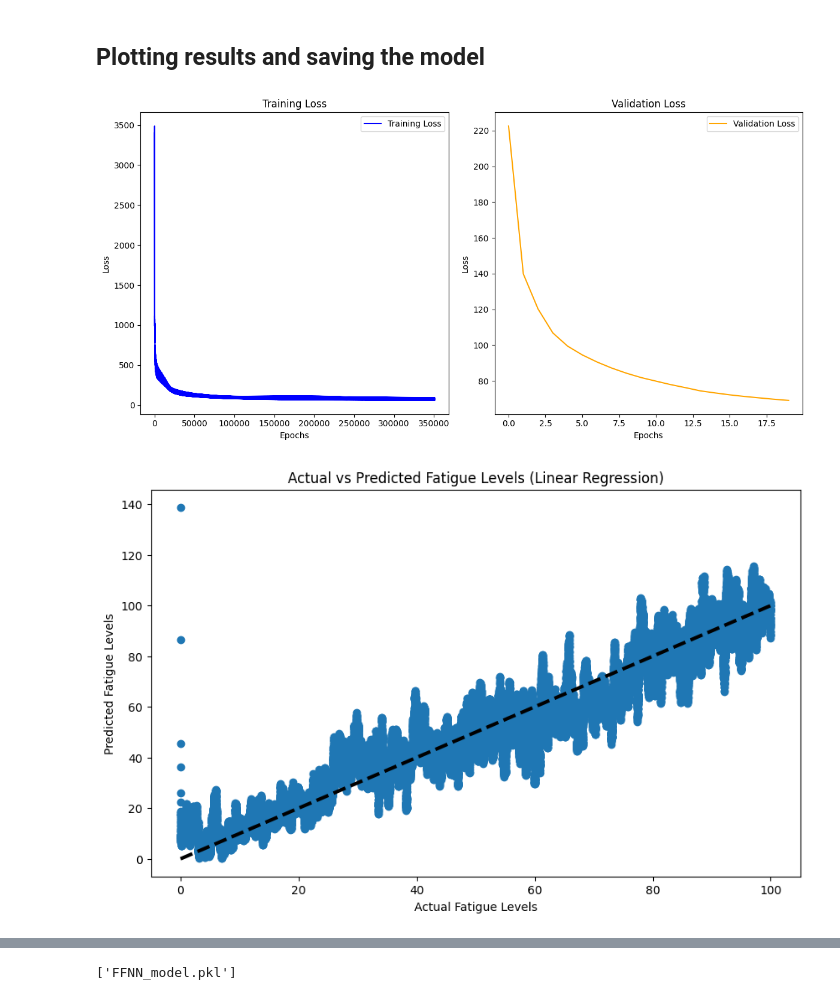
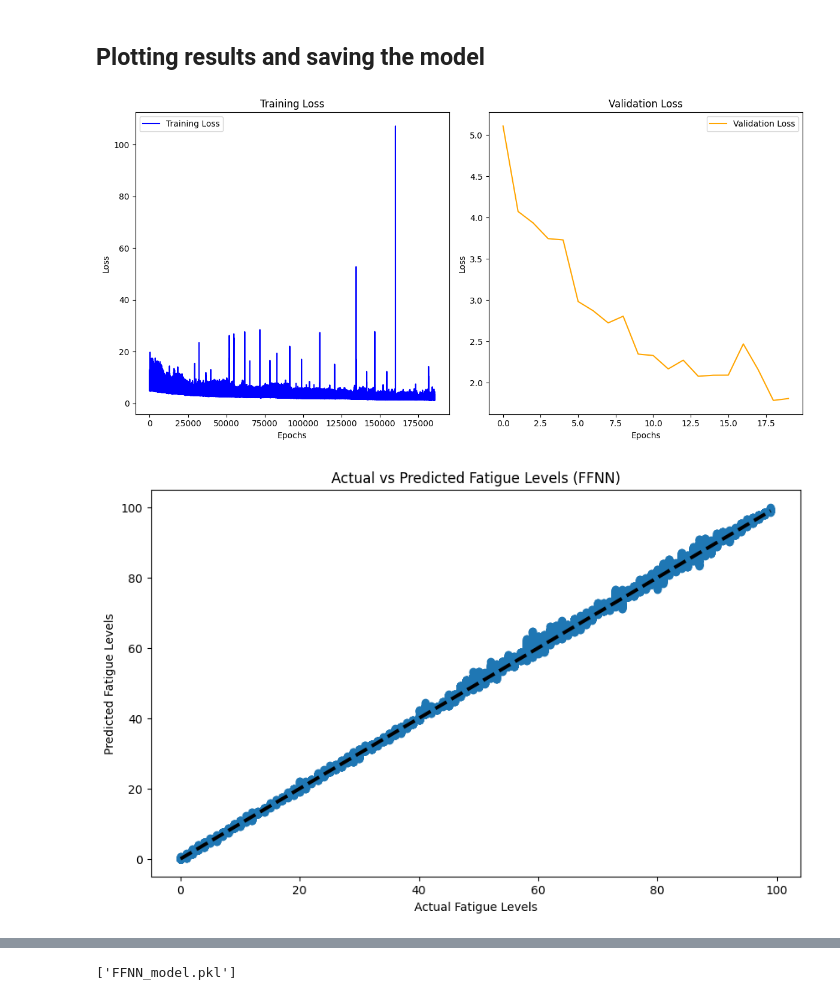
Before and after one commit to Human-Robotics-UA/HDEMG-Fatigue, a Jupyter notebook: Models/HD_EMG_FFNN.ipynb, the cells around one changed output, grey strips where cells are left out. Drawn from its saved outputs; the diff is of its cells as text; code cells hidden in the pictures.

```diff
--- a/Models/HD_EMG_FFNN.ipynb
+++ b/Models/HD_EMG_FFNN.ipynb
@@ -26,9 +27,9 @@ if torch.cuda.is_available():
 # %%
 EXP_TYPE = 'SINGLE' # Options: 'SINGLE', 'MULTIPLE'
 FEATURE = 'MAV' # Options: 'RAW', 'MAV', 'RMS', 'MNF'
-USER = 'H001B0101' # Options: 'H001B0101', 'H002B0101', 'H003B0101', 'H004B0101', 'H022B0101', 'H023B0101', 'H024B0101', 'H031B0101', 'H032B0101'
-LEVEL_TYPE = 'FLOAT' # Options: 'FLOAT', 'INT'
-NUM_HIDDEN_LAYERS = 1 # Options: 1, 3
+USER = 'H032B0101' # Options: 'H001B0101', 'H002B0101', 'H003B0101', 'H004B0101', 'H022B0101', 'H023B0101', 'H024B0101', 'H031B0101', 'H032B0101'
+LEVEL_TYPE = 'INT' # Options: 'FLOAT', 'INT'
+NUM_HIDDEN_LAYERS = 3 # Options: 1, 3
 OPT_MODEL = 'GRID' # Options: 'GRID', 'RANDOM', 'BAYES', 'ASHA'
 # %% [markdown]
 ### Install if using Grid-search, Random-search or Bayes-search
@@ -115,7 +116,7 @@ elif FEATURE == 'MNF':
 if EXP_TYPE == 'SINGLE':
   hdemg_data = pd.read_csv(run2) # Load data containing HD-EMG signals
 
-  if USER == 'H001B0101' or USER == 'H002B0101' or USER == 'H003B0101':
+  if (USER == 'H001B0101' or USER == 'H002B0101' or USER == 'H003B0101') and FEATURE == 'MAV':
     hdemg_data = hdemg_data.iloc[:-1000] # Remove the last 1000 rows as there is an undesired peak
 
   # Generate the fatigue levels with linear assumption
@@ -132,7 +133,7 @@ elif EXP_TYPE == 'MULTIPLE':
   hdemg_data_3 = pd.read_csv(run3)
   hdemg_data_4 = pd.read_csv(run4)
 
-  if USER == 'H001B0101' or USER == 'H002B0101' or USER == 'H003B0101':
+  if (USER == 'H001B0101' or USER == 'H002B0101' or USER == 'H003B0101') and FEATURE == 'MAV':
     # Remove the last 1000 rows as there is an undesired peak
     hdemg_data_2 = hdemg_data_2.iloc[:-1000]
     hdemg_data_3 = hdemg_data_3.iloc[:-1000]
@@ -333,7 +334,7 @@ model = NeuralNetRegressor(
     module__output_size=1,
     optimizer=torch.optim.SGD,
     criterion=torch.nn.MSELoss,
-    max_epochs=100,
+    max_epochs=1000,
     lr=0.005,
     batch_size=2048,
     device=device
@@ -661,7 +662,7 @@ Best config: {'reproducibility_active': True, 'hidden_size1': 100, 'hidden_size2
 ## Model training and evaluation
 # %%
 # Define early stopping object
-early_stopping = EarlyStopping(patience=1, verbose=False)
+early_stopping = EarlyStopping(patience=5, verbose=False)
 
 # Define model parameters
 input_size = 64
@@ -722,6 +723,7 @@ train_loss_history = []
 val_loss_history = []
 
 # Train the model
+start_time = time.time()
 for epoch in range(num_epochs):
     model.train()
     for batch_inputs, batch_targets in batch_generator(X_train, y_train, batch_size):
@@ -766,4 +768,12 @@ for epoch in range(num_epochs):
       if early_stopping.early_stop:
           print("Early stopping...")
           break
+
+end_time = time.time()
+execution_time = end_time - start_time
+
+minutes = int(execution_time // 60)
+seconds = int(execution_time % 60)
+
+print("Execution time:", minutes, "minutes", seconds, "seconds")
 # %% [output]
@@ -1333,19 +1358,19 @@ plt.legend()
 plt.tight_layout()  # Automatically adjusts spacing between subfigures
 plt.show()
 # %% [output]
-[figure, old version]
+[figure, new version]
 # %%
 #@title Show linear correlation for normal training
 
 plt.figure(figsize=(10, 6))
 plt.scatter(y_test, outputs)
 plt.plot([y_test.min(), y_test.max()], [y_test.min(), y_test.max()], 'k--', lw=3)
 plt.xlabel('Actual Fatigue Levels')
 plt.ylabel('Predicted Fatigue Levels')
-plt.title('Actual vs Predicted Fatigue Levels (Linear Regression)')
+plt.title('Actual vs Predicted Fatigue Levels (FFNN)')
 plt.show()
 # %% [output]
-[figure, old version]
+[figure, new version]
 # %%
 #@title Show linear correlation for K-Fold Cross Validation
 
```
Also changed, not shown: parts of 7 cells of this notebook, 4 other files.
